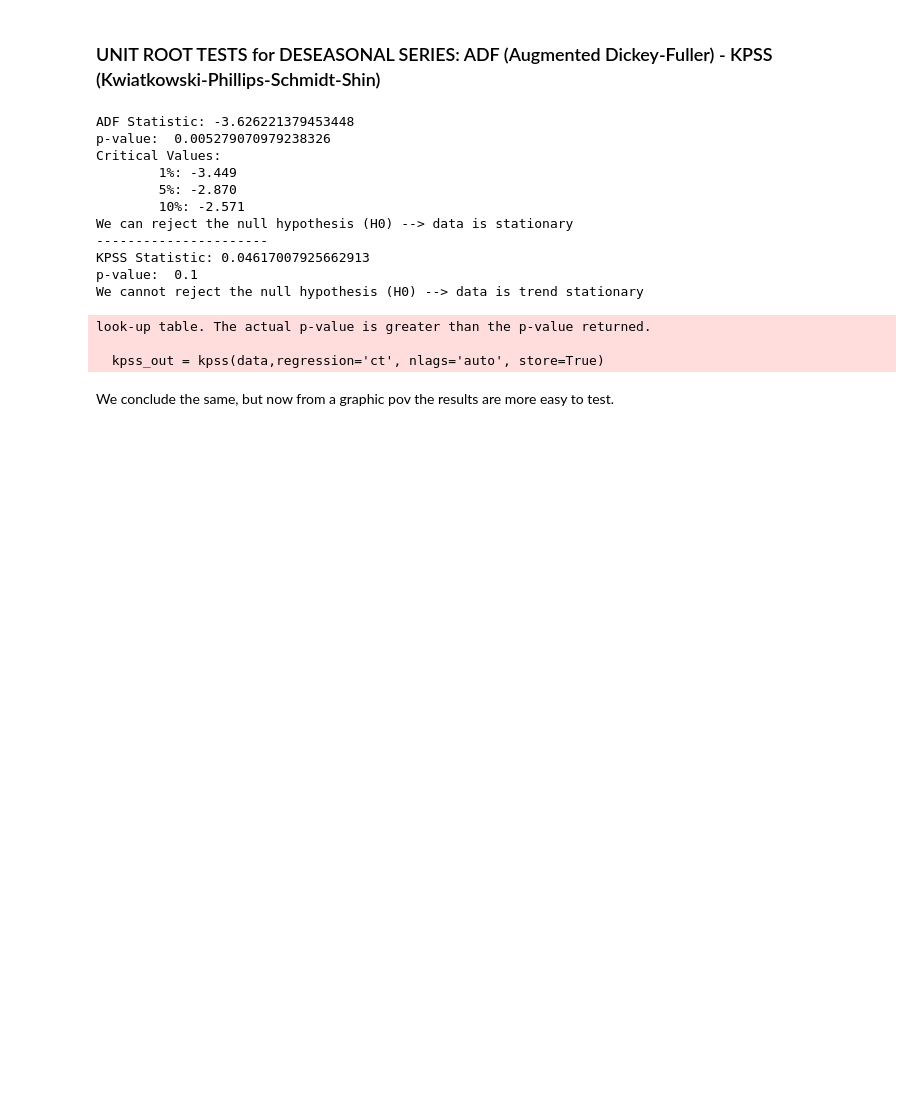
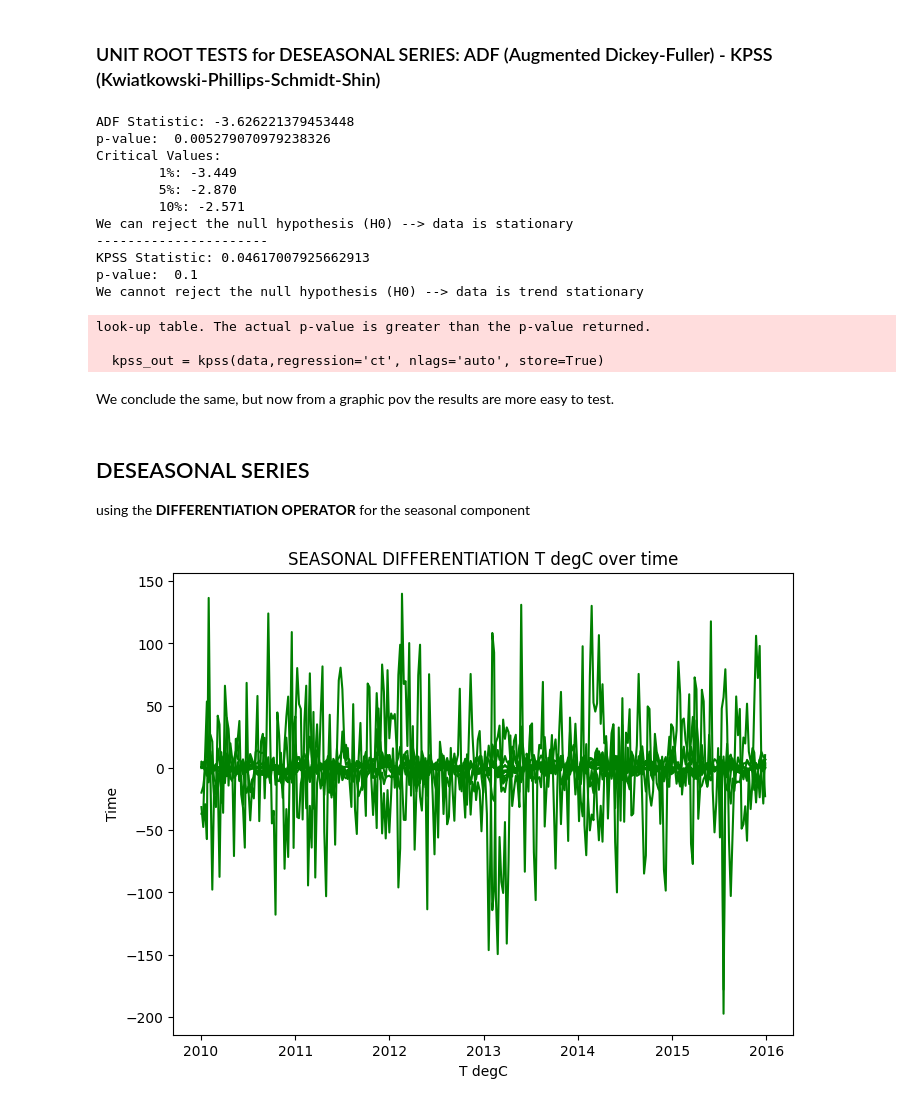
Before and after one commit to alelovo/StatisticalModels_project, a Jupyter notebook: TS_patterns.ipynb, the cells around one changed output. Drawn from its saved outputs; the diff is of its cells as text; code cells hidden in the pictures; blank space fills up the shorter version.

Commit message:
Seasonal differentiation + start models

```diff
--- a/TS_patterns.ipynb
+++ b/TS_patterns.ipynb
@@ -269,3 +269,20 @@ look-up table. The actual p-value is greater than the p-value returned.
   kpss_out = kpss(data,regression='ct', nlags='auto', store=True)
 # %% [markdown]
 We conclude the same, but now from a graphic pov the results are more easy to test.
+# %% [markdown]
+## DESEASONAL SERIES
+
+using the **DIFFERENTIATION OPERATOR** for the seasonal component
+# %%
+# another way to remove seasonality component is trought the differentiation operator
+w_train_seas_diff=w_train.diff(52)
+
+# plot
+plt.figure(figsize=(8,6))
+plt.plot(w_train_seas_diff,color='Green')
+plt.xlabel('T degC')
+plt.ylabel('Time')
+plt.title('SEASONAL DIFFERENTIATION T degC over time')
+plt.show()
+# %% [output]
+[figure, added]
```
Also changed, not shown: parts of 1 cell of this notebook, 3 other files.
